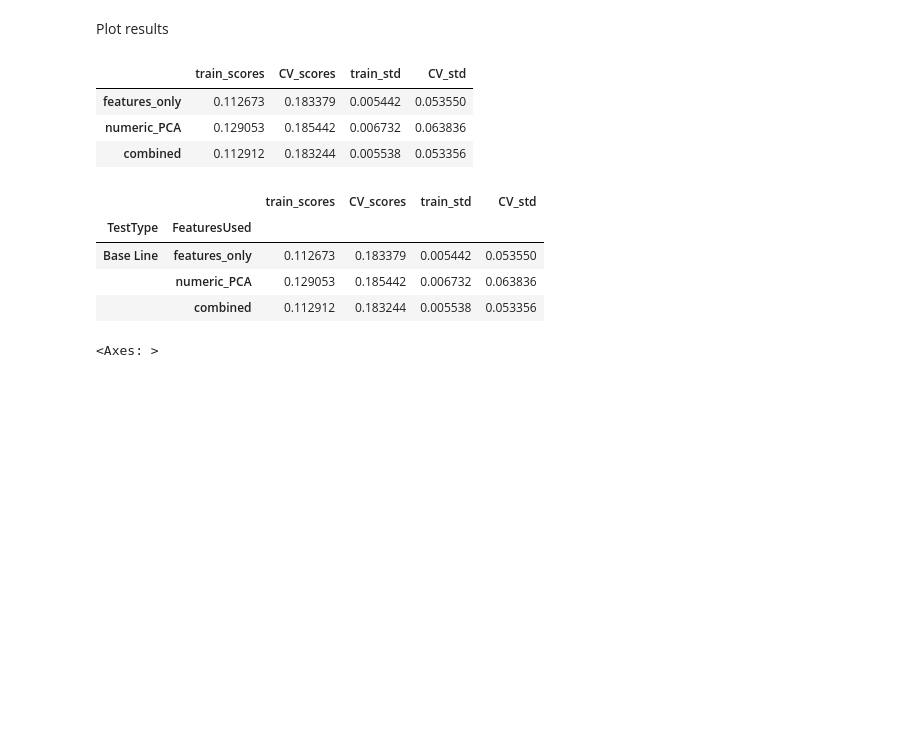
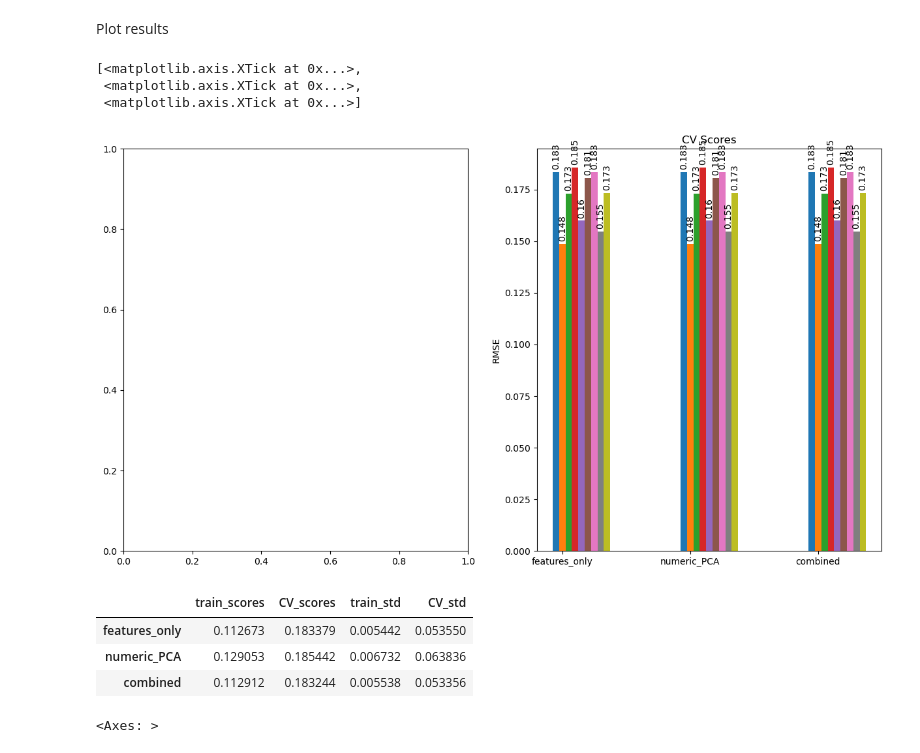
Before and after one commit to charlesbeacham/house_prices, a Jupyter notebook: housing.ipynb, the cells around one changed output. Cells and saved outputs as stored; diff of their text form; code cells hidden in the pictures; blank space fills up the shorter version.

Commit message:
plot framework for results

```diff
--- a/housing.ipynb
+++ b/housing.ipynb
@@ -639,0 +651,3 @@ results
+# %%
+for test, score, error in zip(list(results.index.get_level_values(0)), list(results["train_scores"]), list(results["train_std"])):
+    print(test, score, error)
@@ -639,0 +664,4 @@ results
+# %%
+for pipe in pipe_names:
+    for name in names:
+        print(results.loc[(name, pipe), "CV_scores"])
@@ -640,3 +678,31 @@ results
 # %% [markdown]
 Plot results
+# %%
+x = np.arange(len(pipe_names)) # label locations
+width = 0.05 # width of the bars
+multiplier = 0
+
+fig, axs = plt.subplots(1, 2, figsize=(15,8))
+
+tests = list(results.index.get_level_values(0).unique())
+
+
+for pipe in pipe_names:
+    for name in names:
+        score = results.loc[(name, pipe), "CV_scores"]
+        offset = width * multiplier
+        rects = axs[1].bar(x + offset, score, width, label=name)
+        labels = axs[1].bar_label(rects, padding=3, fmt='{:.3}')
+        [label.set_rotation(90) for label in labels]
+        multiplier +=1
+
+axs[1].set_ylabel('RMSE')
+axs[1].set_title('CV Scores')
+axs[1].set_xticks(x + width, pipe_names)
+#axs[1].legend(loc='upper left')
+# %% [output]
+[<matplotlib.axis.XTick at 0x...>,
+ <matplotlib.axis.XTick at 0x...>,
+ <matplotlib.axis.XTick at 0x...>]
+[figure, added]
 # %%
@@ -654,25 +721,6 @@ base_result_df
 | features_only | 0.112673 | 0.183379 | 0.005442 | 0.053550 |
 | numeric_PCA | 0.129053 | 0.185442 | 0.006732 | 0.063836 |
 | combined | 0.112912 | 0.183244 | 0.005538 | 0.053356 |
-# %%
-index_names = [["Base Line"], ["features_only", "numeric_PCA", "combined"]]
-index = pd.MultiIndex.from_product(index_names, names=["TestType", "FeaturesUsed"])
-
-d = {
-    "train_scores": train_scores,
-    "CV_scores": CV_scores,
-    "train_std": train_std,
-    "CV_std": CV_std,
-}
-
-base_result_df = pd.DataFrame(data=d, index=index)
-base_result_df
-# %% [output]
-|  |  | train_scores | CV_scores | train_std | CV_std |
-| TestType | FeaturesUsed |  |  |  |  |
-| Base Line | features_only | 0.112673 | 0.183379 | 0.005442 | 0.053550 |
-|  | numeric_PCA | 0.129053 | 0.185442 | 0.006732 | 0.063836 |
-|  | combined | 0.112912 | 0.183244 | 0.005538 | 0.053356 |
 # %%
 base_result_df.plot.bar(y="train_scores", yerr="train_std")
 base_result_df.plot.bar(y="CV_scores", yerr="CV_std")
```
Also changed, not shown: parts of 6 cells of this notebook.
